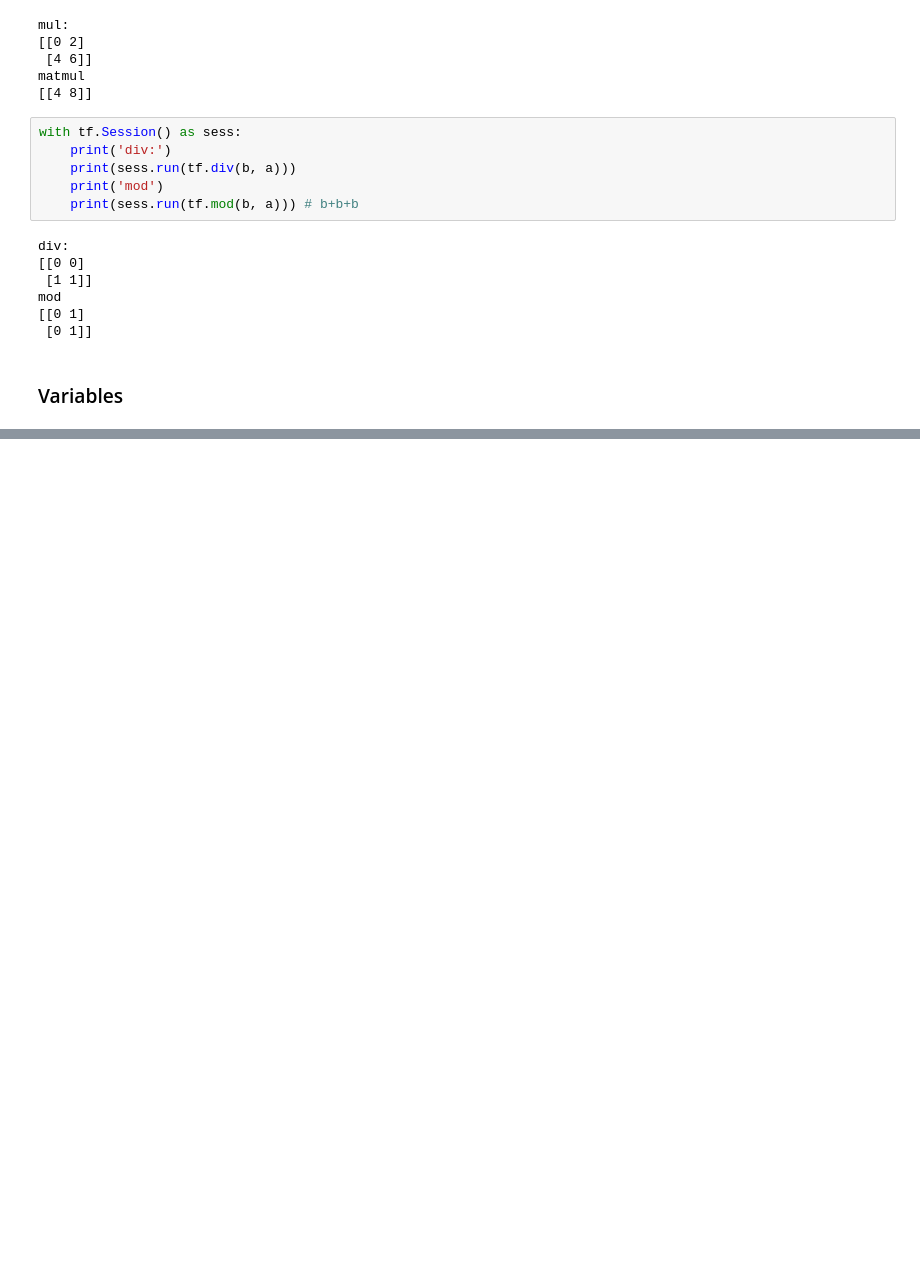
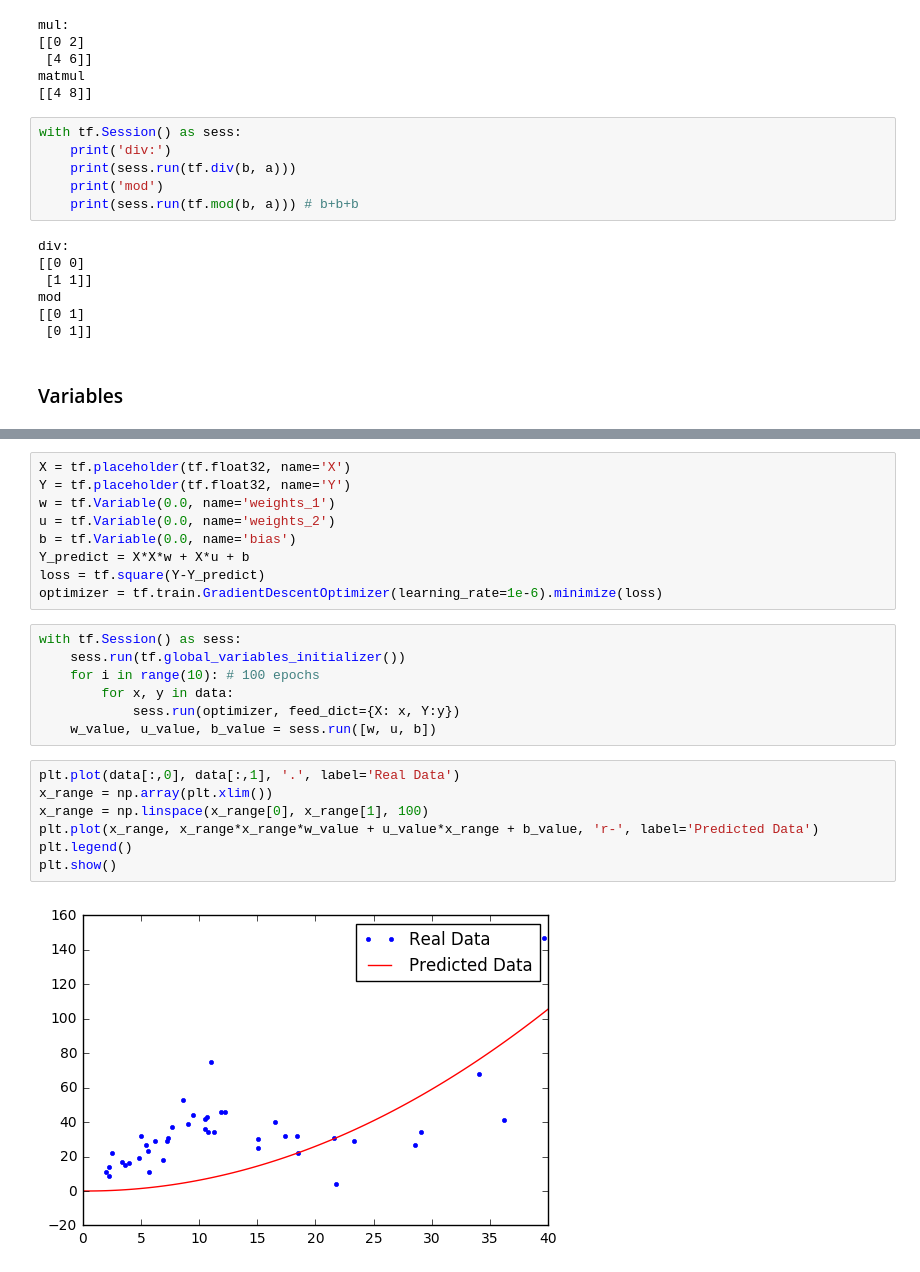
Before and after one commit to qingshuimonk/QSNotes, a Jupyter notebook: TensorFlow/LearnTF.ipynb, the cells around one changed output, grey strips where cells are left out. Drawn from its saved outputs; the diff is of its cells as text; blank space fills up the shorter version.

```diff
--- a/TensorFlow/LearnTF.ipynb
+++ b/TensorFlow/LearnTF.ipynb
@@ -162,0 +292,25 @@ mod
+# %%
+X = tf.placeholder(tf.float32, name='X')
+Y = tf.placeholder(tf.float32, name='Y')
+w = tf.Variable(0.0, name='weights_1')
+u = tf.Variable(0.0, name='weights_2')
+b = tf.Variable(0.0, name='bias')
+Y_predict = X*X*w + X*u + b
+loss = tf.square(Y-Y_predict)
+optimizer = tf.train.GradientDescentOptimizer(learning_rate=1e-6).minimize(loss)
+# %%
+with tf.Session() as sess:
+    sess.run(tf.global_variables_initializer())
+    for i in range(10): # 100 epochs
+        for x, y in data:
+            sess.run(optimizer, feed_dict={X: x, Y:y})
+    w_value, u_value, b_value = sess.run([w, u, b])
+# %%
+plt.plot(data[:,0], data[:,1], '.', label='Real Data')
+x_range = np.array(plt.xlim())
+x_range = np.linspace(x_range[0], x_range[1], 100)
+plt.plot(x_range, x_range*x_range*w_value + u_value*x_range + b_value, 'r-', label='Predicted Data')
+plt.legend()
+plt.show()
+# %% [output]
+[figure, added]
```
Also changed, not shown: parts of 28 cells of this notebook, 2 other files.
